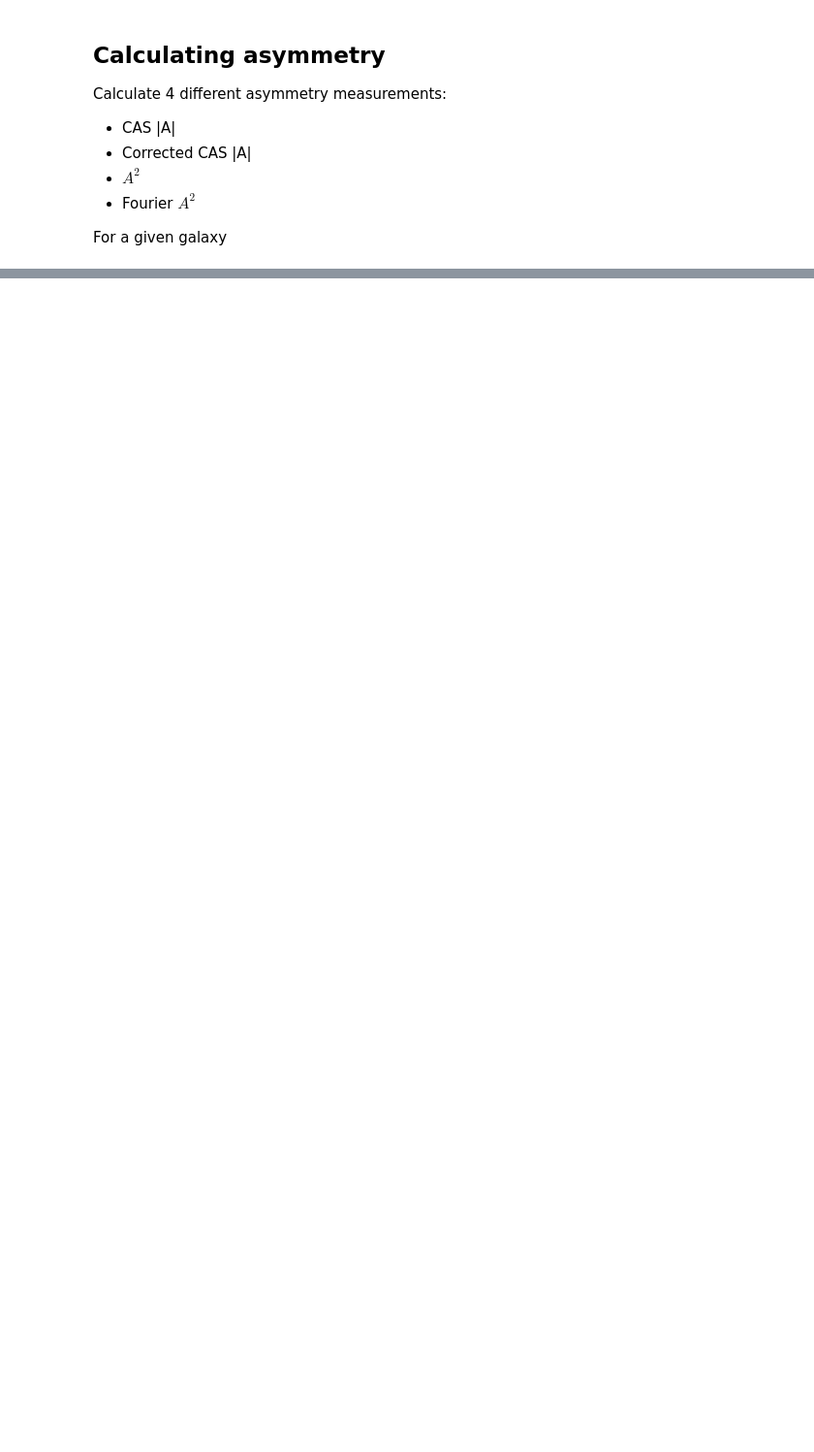
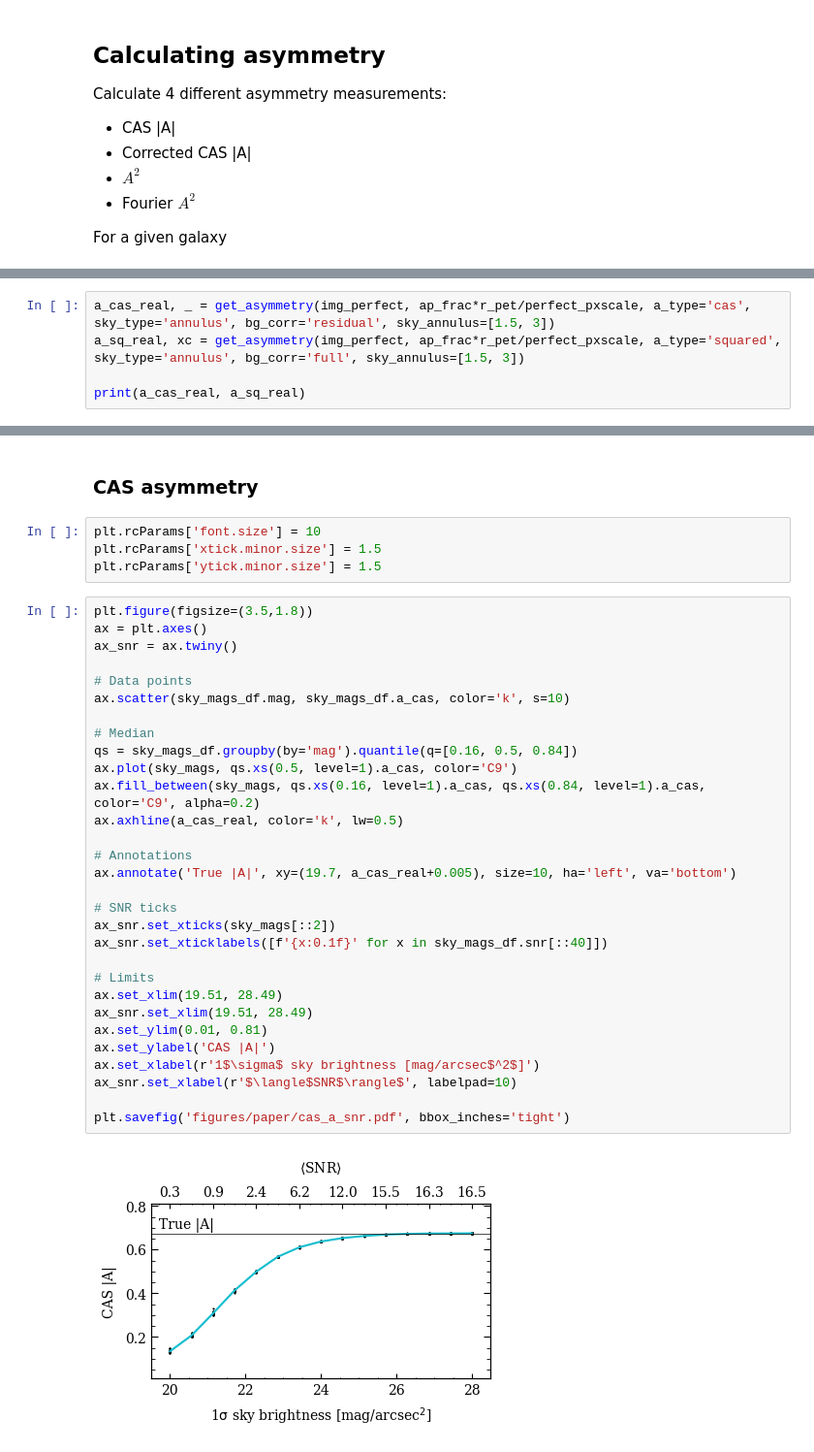
Before and after one commit to astro-nova/asymmetry, a Jupyter notebook: 10 Asymmetry Series - Final.ipynb, the cells around one changed output, grey strips where cells are left out. Shown at 97% size. Cells and saved outputs as stored; diff of their text form; blank space fills up the shorter version.

```diff
--- a/10 Asymmetry Series - Final.ipynb
+++ b/10 Asymmetry Series - Final.ipynb
@@ -228,0 +250,5 @@ def get_asymmetry_measurements(img_real, img_obs, pxscale, psf, bgsd):
+# %%
+a_cas_real, _ = get_asymmetry(img_perfect, ap_frac*r_pet/perfect_pxscale, a_type='cas', sky_type='annulus', bg_corr='residual', sky_annulus=[1.5, 3])
+a_sq_real, xc = get_asymmetry(img_perfect, ap_frac*r_pet/perfect_pxscale, a_type='squared', sky_type='annulus', bg_corr='full', sky_annulus=[1.5, 3])
+
+print(a_cas_real, a_sq_real)
@@ -251,0 +288,38 @@ plt.yscale('log')
+# %% [markdown]
+### CAS asymmetry
+# %%
+plt.rcParams['font.size'] = 10
+plt.rcParams['xtick.minor.size'] = 1.5
+plt.rcParams['ytick.minor.size'] = 1.5
+# %%
+plt.figure(figsize=(3.5,1.8))
+ax = plt.axes()
+ax_snr = ax.twiny()
+
+# Data points
+ax.scatter(sky_mags_df.mag, sky_mags_df.a_cas, color='k', s=10)
+
+# Median
+qs = sky_mags_df.groupby(by='mag').quantile(q=[0.16, 0.5, 0.84])
+ax.plot(sky_mags, qs.xs(0.5, level=1).a_cas, color='C9')
+ax.fill_between(sky_mags, qs.xs(0.16, level=1).a_cas, qs.xs(0.84, level=1).a_cas, color='C9', alpha=0.2)
+ax.axhline(a_cas_real, color='k', lw=0.5)
+
+# Annotations
+ax.annotate('True |A|', xy=(19.7, a_cas_real+0.005), size=10, ha='left', va='bottom')
+
+# SNR ticks
+ax_snr.set_xticks(sky_mags[::2])
+ax_snr.set_xticklabels([f'{x:0.1f}' for x in sky_mags_df.snr[::40]])
+
+# Limits
+ax.set_xlim(19.51, 28.49)
+ax_snr.set_xlim(19.51, 28.49)
+ax.set_ylim(0.01, 0.81)
+ax.set_ylabel('CAS |A|')
+ax.set_xlabel(r'1$\sigma$ sky brightness [mag/arcsec$^2$]')
+ax_snr.set_xlabel(r'$\langle$SNR$\rangle$', labelpad=10)
+
+plt.savefig('figures/paper/cas_a_snr.pdf', bbox_inches='tight')
+# %% [output]
+[figure, added]
```
Also changed, not shown: parts of 46 cells of this notebook, 4 other files.
